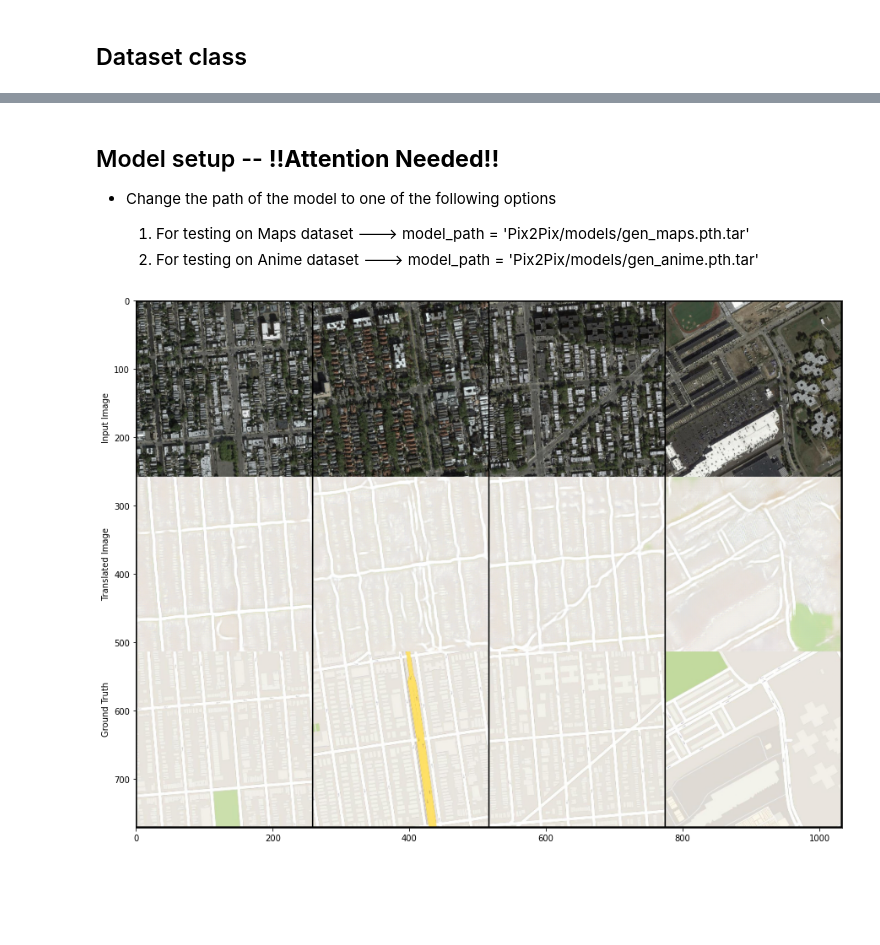
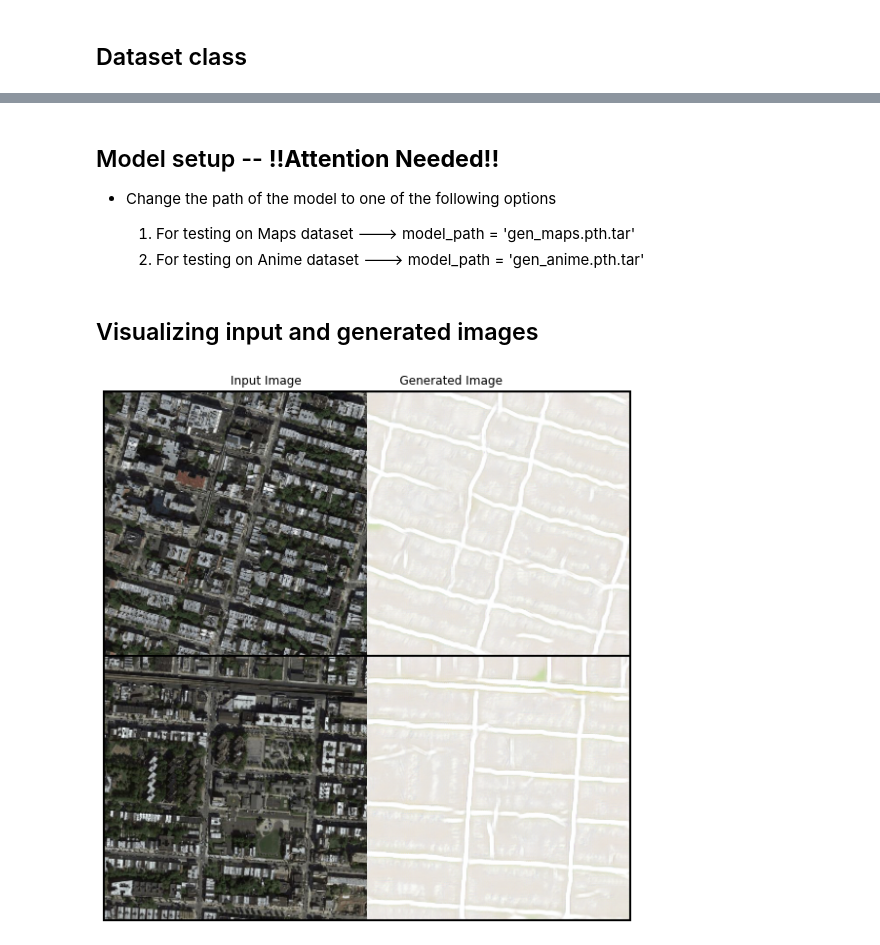
Before and after one commit to ummadiviany/Pix2Pix, a Jupyter notebook: pix2pix_evaluation.ipynb, the cells around one changed output, grey strips where cells are left out. Cells and saved outputs as stored; diff of their text form; code cells hidden in the pictures; blank space fills up the shorter version.

```diff
--- a/pix2pix_evaluation.ipynb
+++ b/pix2pix_evaluation.ipynb
@@ -49,9 +56,10 @@ Unpacking objects: 100% (55/55), done.
 ## Dataset class
 # %%
 class MapDataset(Dataset):
-    def __init__(self,root_dir,input_size):
+    def __init__(self,root_dir,input_size,direction):
         self.root_dir = root_dir
         self.input_size = input_size
+        self.direction = direction
         self.list_files = os.listdir(self.root_dir)
 
     def __len__(self):
@@ -61,6 +69,7 @@ class MapDataset(Dataset):
         img_file = self.list_files[index]
         img_path = os.path.join(self.root_dir, img_file)
         image = np.array(Image.open(img_path))
+
         input_image = image[:,:self.input_size,:]
         target_image = image[:,self.input_size:,:]
 
@@ -74,6 +83,8 @@ class MapDataset(Dataset):
         input_image =  both_transform(image = input_image)['image']
         target_image = both_transform(image = target_image)['image']
 
+        if self.direction:
+            return target_image, input_image
         return input_image, target_image
 # %% [markdown]
 ## Setting testing images directory, Input size  -- **!!Attention Needed!!**
@@ -84,10 +95,11 @@ class MapDataset(Dataset):
 # %%
 IMG_DIR = "/content/Pix2Pix/test_images/maps"
 INPUT_SIZE = 600
-BATCH_SIZE = 4
+DIRECTION = 0
+BATCH_SIZE = 2
 # %%
 # Dataset and datalodaer creation
-train_dataset = MapDataset(root_dir= IMG_DIR,input_size=INPUT_SIZE)
+train_dataset = MapDataset(root_dir= IMG_DIR,input_size=INPUT_SIZE,direction=DIRECTION)
 train_loader = DataLoader(train_dataset,batch_size= BATCH_SIZE,shuffle=True)
 # %%
 # drawing one batch of images
@@ -94,0 +109,9 @@ input_images, target_images = next(iter(train_loader))
+# %%
+# Vizualizing imput and target images
+res = torch.cat([input_images * 0.5 + 0.5, target_images*0.5 + 0.5],dim=3)
+grid_img = make_grid(res,nrow=1)
+plt.figure(figsize=(10,10))
+plt.axis('off')
+plt.title('Input Image                  Ground Truth Image')
+plt.imshow(grid_img.permute(1, 2, 0))
+plt.show()
@@ -99,6 +124,6 @@ input_images, target_images = next(iter(train_loader))
 *   Change the path of the model to one of the following options
 
 
-    1.   For testing on Maps dataset ---> model_path = 'Pix2Pix/models/gen_maps.pth.tar'
-    2.   For testing on Anime dataset ---> model_path = 'Pix2Pix/models/gen_anime.pth.tar'
+    1.   For testing on Maps dataset ---> model_path = 'gen_maps.pth.tar'
+    2.   For testing on Anime dataset ---> model_path = 'gen_anime.pth.tar'
 # %%
@@ -116,9 +143,13 @@ preds = gen(input_images)
+# %% [markdown]
+## Visualizing input and generated images
 # %%
 with torch.no_grad():
-    res = torch.cat([input_images * 0.5 + 0.5,preds*0.5 + 0.5,target_images * 0.5 + 0.5,],dim=2)
-    grid_img = make_grid(res)
-    plt.figure(figsize=(15, 20))
-    plt.ylabel('Ground Truth                               Translated Image                                Input Image')
+    #res = torch.cat([input_images * 0.5 + 0.5,preds*0.5 + 0.5,target_images * 0.5 + 0.5,],dim=2)
+    res = torch.cat([input_images * 0.5 + 0.5,preds*0.5 + 0.5],dim=3)
+    grid_img = make_grid(res,nrow=1)
+    plt.figure(figsize=(15, 10))
+    plt.title('Input Image                          Generated Image')
+    plt.axis('off')
     plt.imshow(grid_img.permute(1, 2, 0))
 # %% [output]
-[figure, old version]
+[figure, new version]
```
Also changed, not shown: parts of 6 cells of this notebook.
